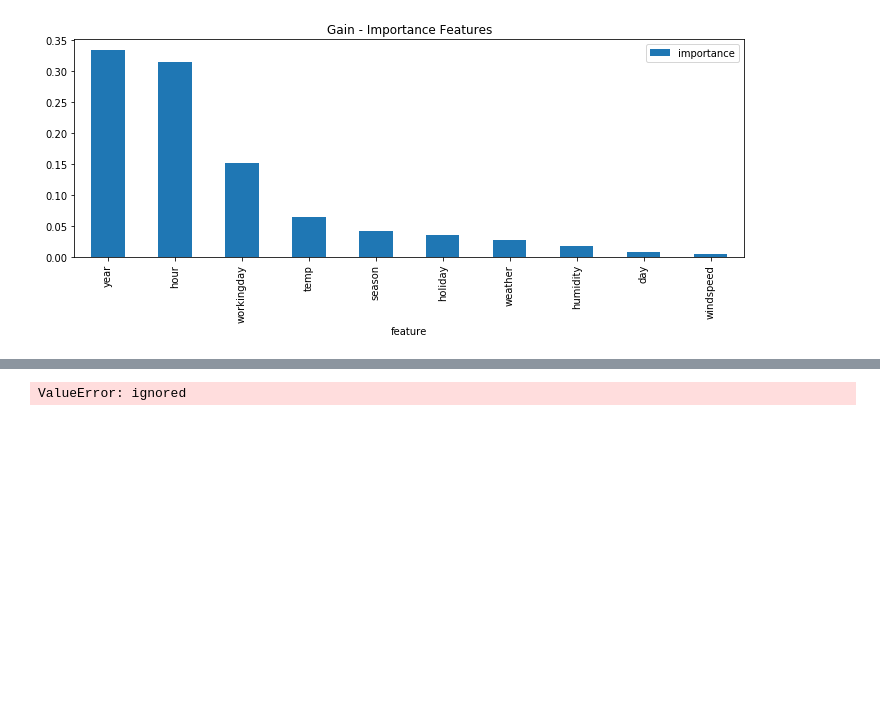
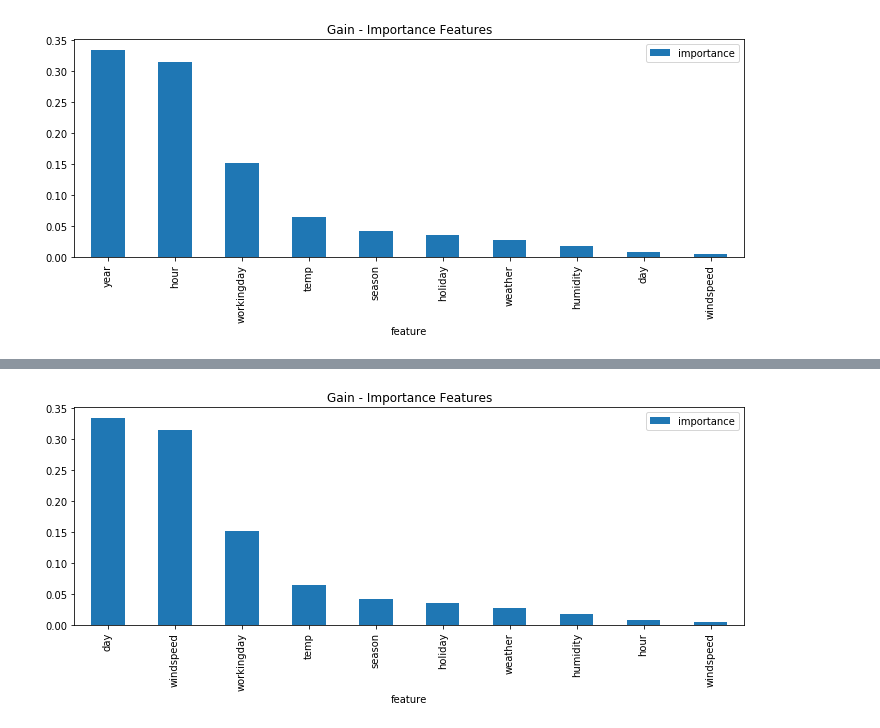
Before and after one commit to ChGol/Bikes, a Jupyter notebook: bikes.ipynb, the cells around one changed output, grey strips where cells are left out. Saved outputs shown, nothing was run; the diff lists cells and outputs as text; code cells hidden in the pictures; blank space fills up the shorter version.

```diff
--- a/bikes.ipynb
+++ b/bikes.ipynb
@@ -378,10 +378,10 @@ print(np.mean(validation_result), np.std(validation_result))
 # dropFeatures = ["count","datetime", "year", "month"]
 # train  = train.drop(dropFeatures,axis=1)
 # test  = test.drop(dropFeatures,axis=1)
-features.remove("year")
-features.remove("count")
-features.remove("datetime")
-features.remove("month")
+# features.remove("year")
+# features.remove("count")
+# features.remove("datetime")
+# features.remove("month")
 model = xgb.XGBRegressor(max_depth=10, n_estimators=500, random_state=2000)
 validation_result = cross_val_score(model, X_train, y_train, cv=10)
 model.fit(X, y)
@@ -405 +417 @@ draw_importance_features(model, train[features], importance_type='gain')
-ValueError: ignored
+[figure, added]
```
Also changed, not shown: parts of 1 cell of this notebook.
